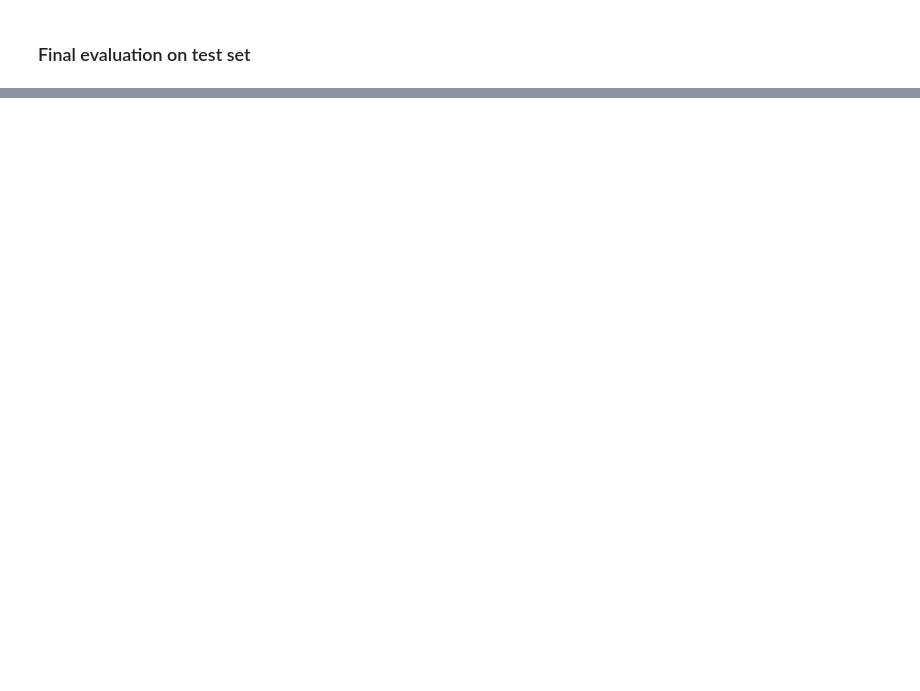
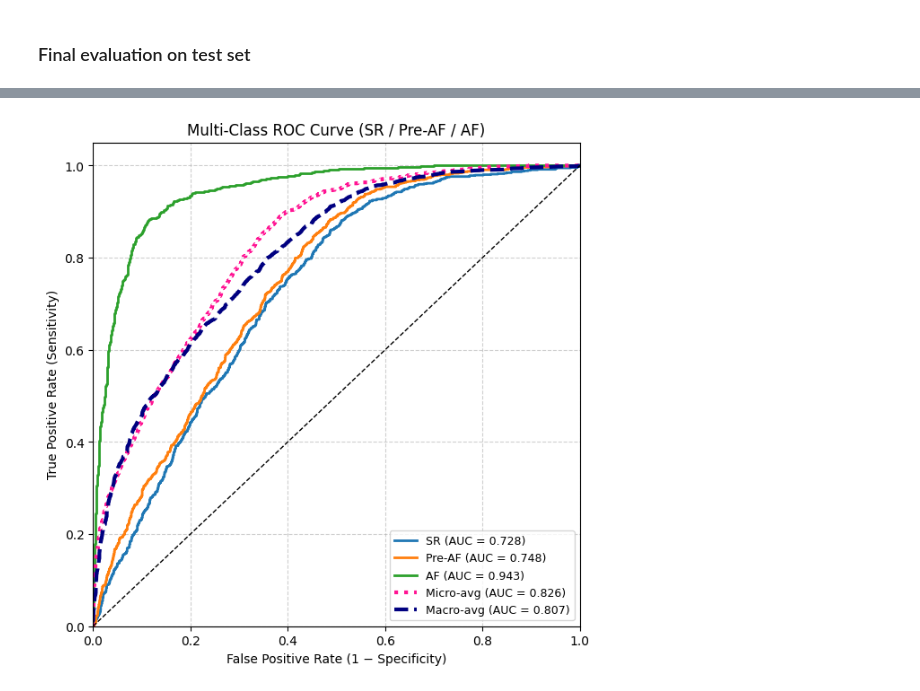
Before and after one commit to michelle264/AF_early_prediction_and_detection, a Jupyter notebook: model_backend/Three_Class_Models/train_PSR_hybrid.ipynb, the cells around one changed output, grey strips where cells are left out. Cells and saved outputs as stored; diff of their text form; code cells hidden in the pictures; blank space fills up the shorter version.

Commit message:
update backend with three and two class models

```diff
--- a/model_backend/Three_Class_Models/train_PSR_hybrid.ipynb
+++ b/model_backend/Three_Class_Models/train_PSR_hybrid.ipynb
@@ -401,0 +428,9 @@ Confusion matrix:
+# %%
+input_dim = X_train_res.shape[1]
+num_classes = int(np.unique(y).size)
+DEVICE = torch.device('cuda' if torch.cuda.is_available() else 'cpu')
+model = HybridNODEAttentionModel(dim=input_dim, num_classes=num_classes).to(DEVICE)
+state_dict = torch.load(OUT_MODEL, map_location=DEVICE)
+model.load_state_dict(state_dict)
+model.eval()
+print("✅ Loaded trained NODE model from", OUT_MODEL)
@@ -401,0 +510,83 @@ Confusion matrix:
+# %%
+from sklearn.preprocessing import label_binarize
+from sklearn.metrics import roc_curve, auc
+import matplotlib.pyplot as plt
+import numpy as np
+import torch
+import torch.nn.functional as F
+
+# --- Assuming you already have test_loader, model, and y_all defined ---
+
+num_classes = 3
+y_all = [label for _, label in test_dataset]
+y_true = np.array(y_all)  # labels: 0=SR, 1=Pre-AF, 2=AF
+
+# --- Compute full probability matrix [N, 3] ---
+probs_all = []
+
+model.eval()
+with torch.no_grad():
+    for xb, _ in test_loader:
+        xb = xb.to(device)
+        out = model(xb)
+        probs = F.softmax(out, dim=1).cpu().numpy()
+        probs_all.append(probs)
+
+probs_all = np.vstack(probs_all)   # shape [n_samples, 3]
+
+# --- One-hot encode true labels ---
+y_bin = label_binarize(y_true, classes=[0, 1, 2])
+
+# --- Compute ROC curve & AUC for each class ---
+fpr, tpr, roc_auc = {}, {}, {}
+for i in range(num_classes):
+    fpr[i], tpr[i], _ = roc_curve(y_bin[:, i], probs_all[:, i])
+    roc_auc[i] = auc(fpr[i], tpr[i])
+
+# --- Compute micro- and macro-average ROC ---
+fpr["micro"], tpr["micro"], _ = roc_curve(y_bin.ravel(), probs_all.ravel())
+roc_auc["micro"] = auc(fpr["micro"], tpr["micro"])
+
+# Aggregate all FPRs
+all_fpr = np.unique(np.concatenate([fpr[i] for i in range(num_classes)]))
+# Then interpolate all ROC curves at these points
+mean_tpr = np.zeros_like(all_fpr)
+for i in range(num_classes):
+    mean_tpr += np.interp(all_fpr, fpr[i], tpr[i])
+mean_tpr /= num_classes
+
+fpr["macro"] = all_fpr
+tpr["macro"] = mean_tpr
+roc_auc["macro"] = auc(fpr["macro"], tpr["macro"])
+
+# --- Plot ---
+plt.figure(figsize=(7,7))
+colors = ["#1f77b4", "#ff7f0e", "#2ca02c"]
+class_names = ["SR", "Pre-AF", "AF"]
+
+for i, color in zip(range(num_classes), colors):
+    plt.plot(fpr[i], tpr[i], color=color, lw=2,
+             label=f"{class_names[i]} (AUC = {roc_auc[i]:.3f})")
+
+plt.plot(fpr["micro"], tpr["micro"], color="deeppink", linestyle=":", linewidth=3,
+         label=f"Micro-avg (AUC = {roc_auc['micro']:.3f})")
+plt.plot(fpr["macro"], tpr["macro"], color="navy", linestyle="--", linewidth=3,
+         label=f"Macro-avg (AUC = {roc_auc['macro']:.3f})")
+
+plt.plot([0,1],[0,1],'k--',lw=1)
+plt.xlim([0.0,1.0])
+plt.ylim([0.0,1.05])
+plt.xlabel("False Positive Rate (1 − Specificity)")
+plt.ylabel("True Positive Rate (Sensitivity)")
+plt.title("Multi-Class ROC Curve (SR / Pre-AF / AF)")
+plt.legend(loc="lower right", fontsize=9)
+plt.grid(True, linestyle="--", alpha=0.6)
+plt.show()
+
+# --- Print numeric results ---
+for i, name in enumerate(class_names):
+    print(f"AUC[{name}] = {roc_auc[i]:.4f}")
+print(f"Micro-avg AUC = {roc_auc['micro']:.4f}")
+print(f"Macro-avg AUC = {roc_auc['macro']:.4f}")
+# %% [output]
+[figure, added]
```
Also changed, not shown: parts of 18 cells of this notebook, 32 other files.
